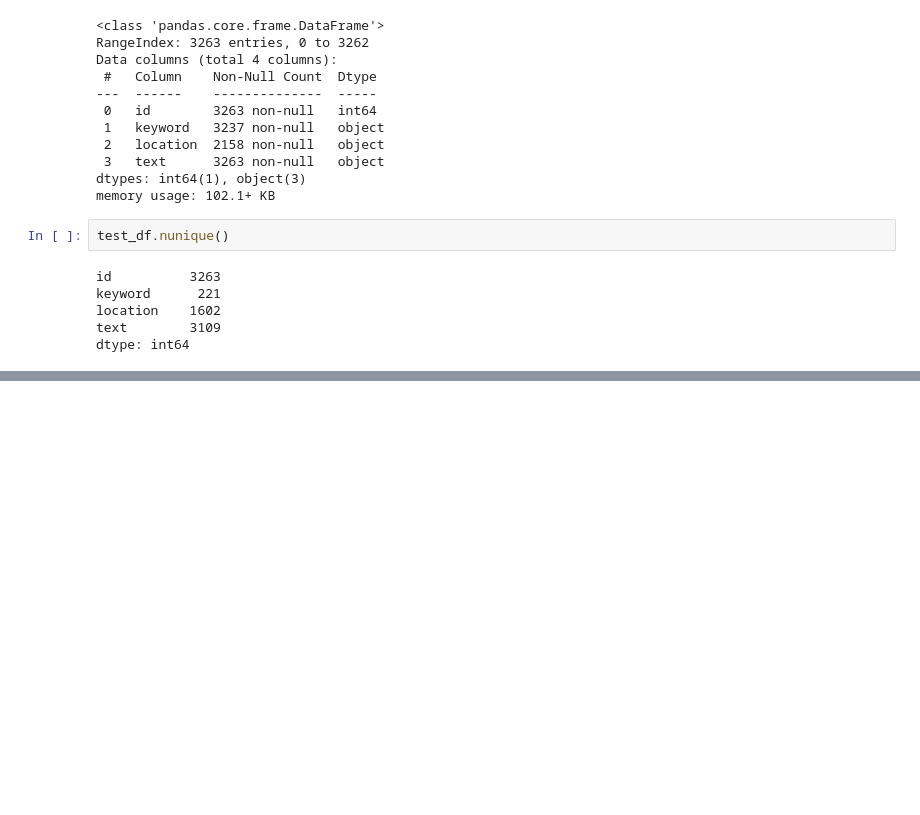
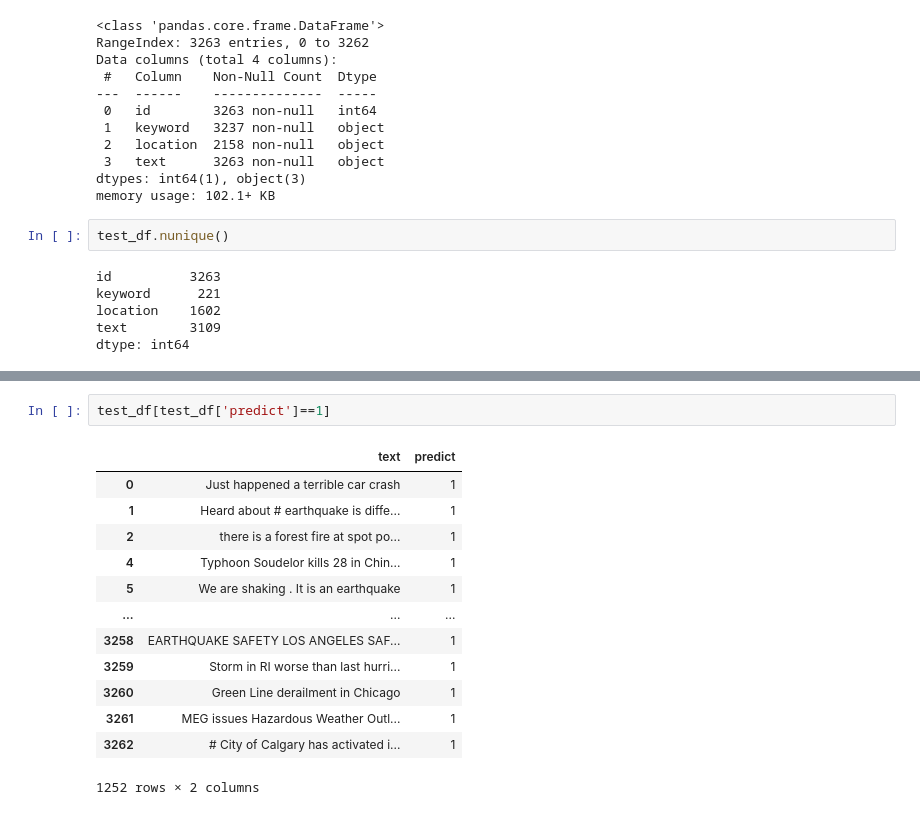
Before and after one commit to sw-song/kaggle-study, a Jupyter notebook: 18_NLP_Disaster_Tweets/nlp_disaster_tweets.ipynb, the cells around one changed output, grey strips where cells are left out. Saved outputs shown, nothing was run; the diff lists cells and outputs as text; blank space fills up the shorter version.

```diff
--- a/18_NLP_Disaster_Tweets/nlp_disaster_tweets.ipynb
+++ b/18_NLP_Disaster_Tweets/nlp_disaster_tweets.ipynb
@@ -74,0 +435,16 @@ dtype: int64
+# %%
+test_df[test_df['predict']==1]
+# %% [output]
+|  | text | predict |
+| 0 | Just happened a terrible car crash | 1 |
+| 1 | Heard about # earthquake is diffe... | 1 |
+| 2 | there is a forest fire at spot po... | 1 |
+| 4 | Typhoon Soudelor kills 28 in Chin... | 1 |
+| 5 | We are shaking . It is an earthquake | 1 |
+| ... | ... | ... |
+| 3258 | EARTHQUAKE SAFETY LOS ANGELES SAF... | 1 |
+| 3259 | Storm in RI worse than last hurri... | 1 |
+| 3260 | Green Line derailment in Chicago | 1 |
+| 3261 | MEG issues Hazardous Weather Outl... | 1 |
+| 3262 | # City of Calgary has activated i... | 1 |
+1252 rows × 2 columns
```
Also changed, not shown: parts of 64 cells of this notebook, 1 other file.
